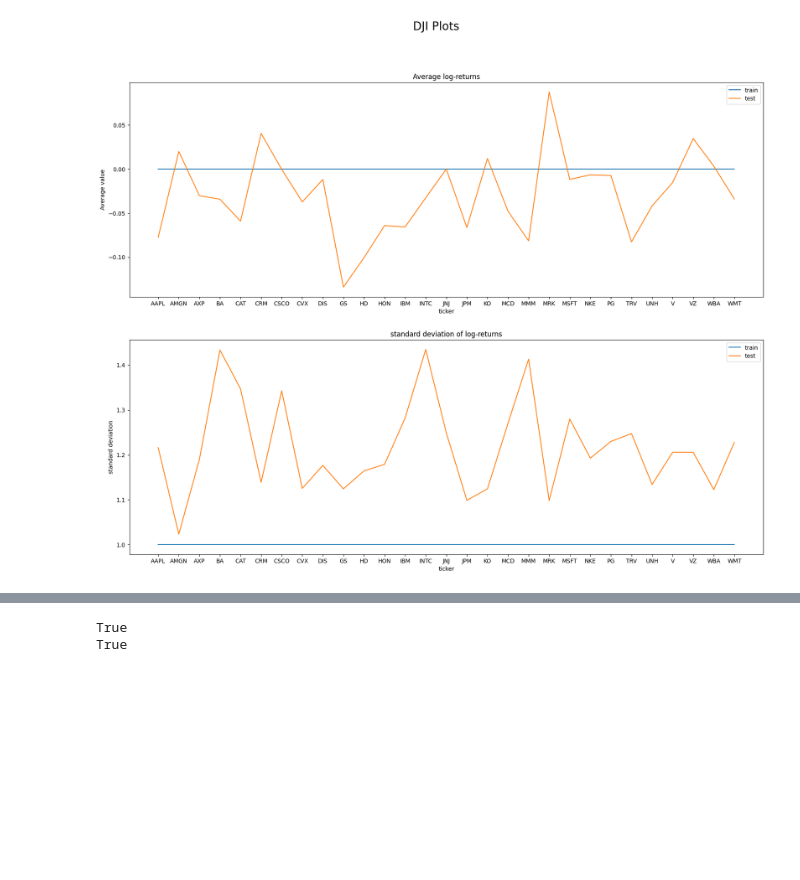
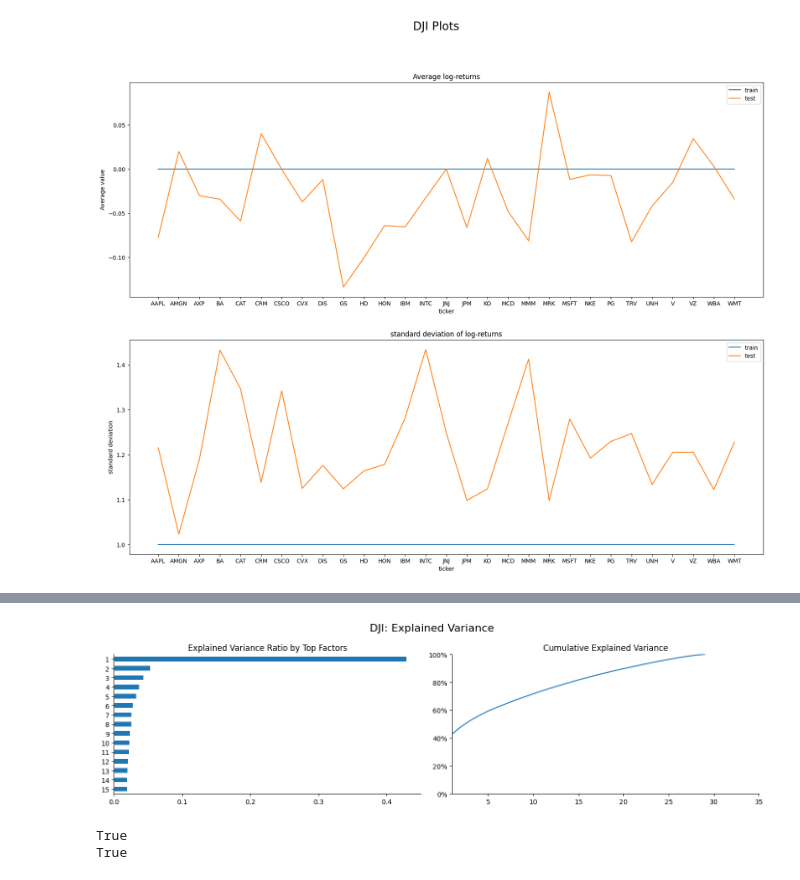
Before and after one commit to david-meltzer/ML_finance, a Jupyter notebook: personal/Eigenportfolios.ipynb, the cells around one changed output, grey strips where cells are left out. Cells and saved outputs as stored; diff of their text form; code cells hidden in the pictures; blank space fills up the shorter version.

```diff
--- a/personal/Eigenportfolios.ipynb
+++ b/personal/Eigenportfolios.ipynb
@@ -254,4 +357,18 @@ dji_train_cov = (1/(dji_train.shape[0]-1)
-# %%
-PCA_SP = PCA().fit(SP_train_scaled)
-PCA_DJI = PCA().fit(dji_train_scaled)
+# %%
+fig, axes = plt.subplots(ncols=2, figsize=(14, 4))
+title = 'Explained Variance Ratio by Top Factors'
+var_expl = pd.Series(PCA_DJI.explained_variance_ratio_)
+var_expl.index += 1
+var_expl.iloc[:15].sort_values().plot.barh(title=title,
+                                           ax=axes[0])
+var_expl.cumsum().plot(ylim=(0, 1),
+                       ax=axes[1],
+                       title='Cumulative Explained Variance',
+                       xlim=(1, 35))
+axes[1].yaxis.set_major_formatter(FuncFormatter(lambda y, _: f'{y:.0%}'))
+sns.despine()
+fig.suptitle("DJI: Explained Variance", size=16)
+fig.tight_layout()
+# %% [output]
+[figure, added]
 # %%
```
Also changed, not shown: parts of 58 cells of this notebook, 7 other files.
